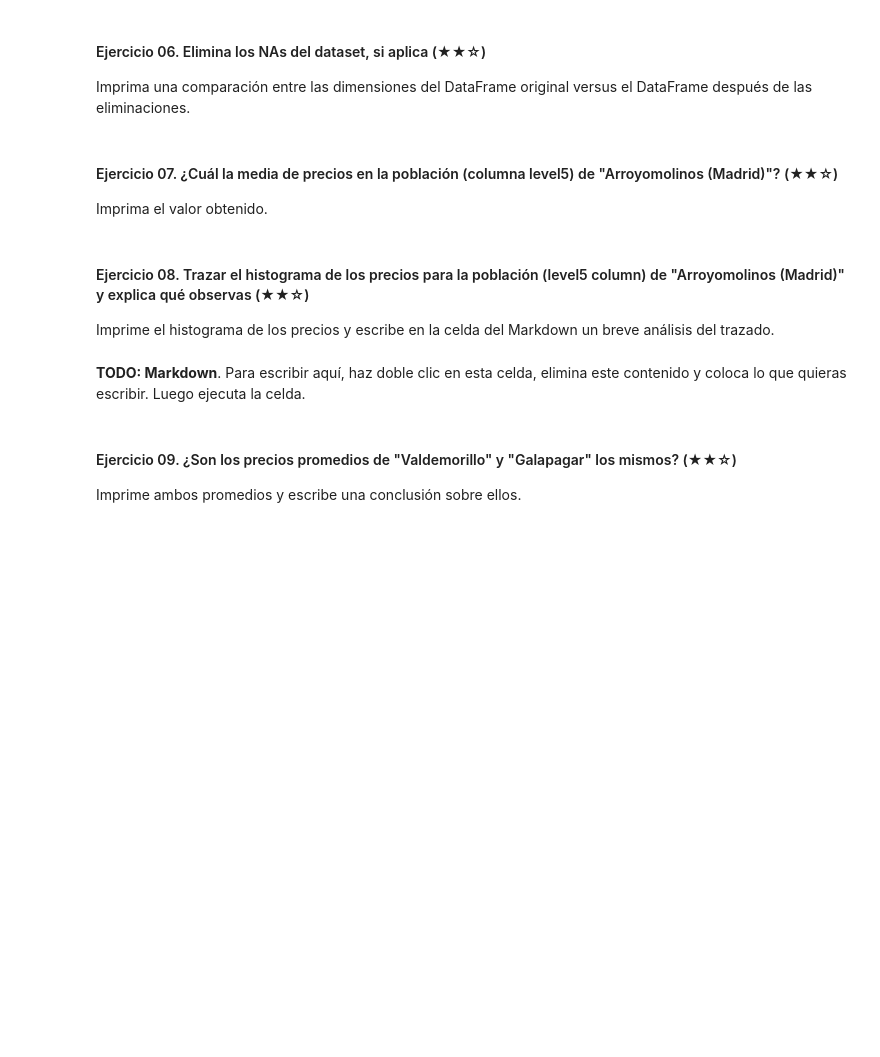
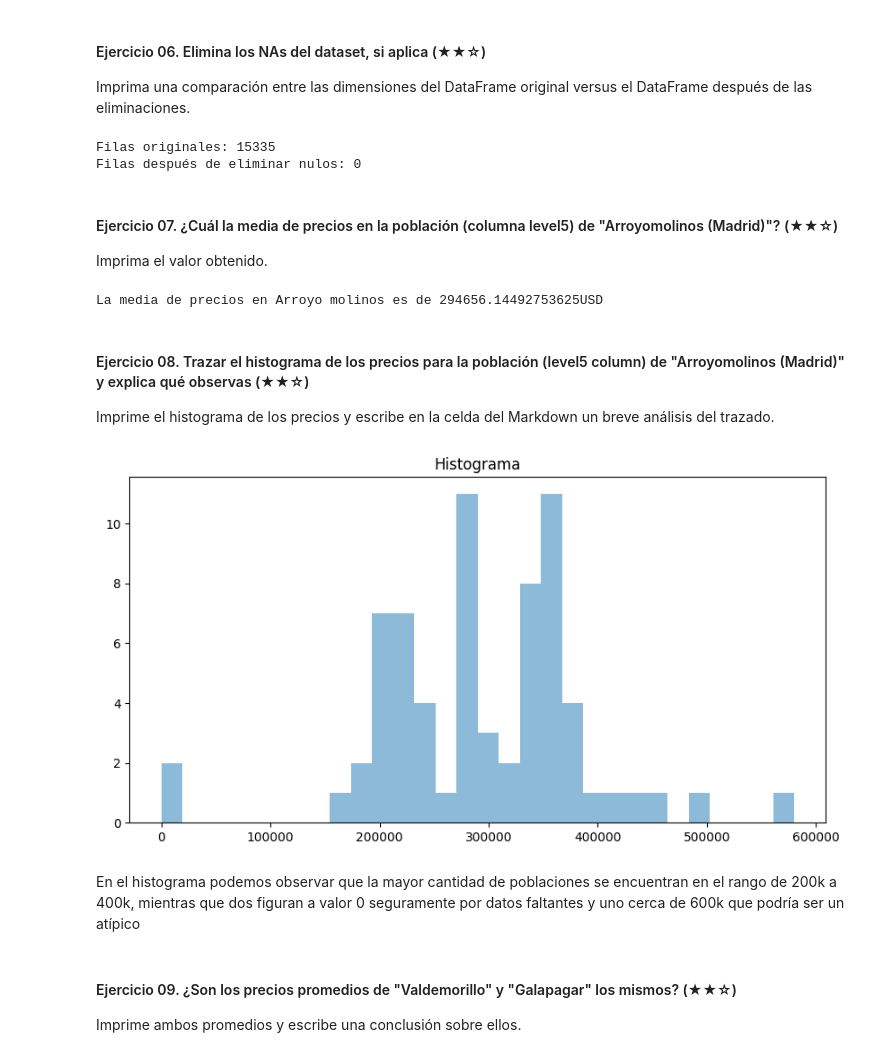
Before and after one commit to 4GeeksAcademy/Wiston_Travieso-realestate-datacleanup-exercise, a Jupyter notebook: project.es.ipynb, the cells around one changed output. Cells and saved outputs as stored; diff of their text form; code cells hidden in the pictures; blank space fills up the shorter version.

```diff
--- a/project.es.ipynb
+++ b/project.es.ipynb
@@ -137,21 +178,43 @@ Imprima un booleano (`True` o `False`) seguido de la fila/columna que contiene e
 
 Imprima una comparación entre las dimensiones del DataFrame original versus el DataFrame después de las eliminaciones.
 # %%
-# TODO
+ds_sin_nulos = ds.dropna(axis=0)
+
+print(f"Filas originales: {len(ds)}")
+print(f"Filas después de eliminar nulos: {len(ds_sin_nulos)}")
+# %% [output]
+Filas originales: 15335
+Filas después de eliminar nulos: 0
 # %% [markdown]
 #### Ejercicio 07. ¿Cuál la media de precios en la población (columna level5) de "Arroyomolinos (Madrid)"? (★★☆)
 
 Imprima el valor obtenido.
 # %%
-# TODO
+ds_Arroyo = ds[ds["address"]=="Arroyomolinos (Madrid)"]
+
+media_de_precios = ds_Arroyo["price"].mean()
+
+print(f"La media de precios en Arroyo molinos es de {media_de_precios}USD ")
+# %% [output]
+La media de precios en Arroyo molinos es de 294656.14492753625USD
 # %% [markdown]
 #### Ejercicio 08. Trazar el histograma de los precios para la población (level5 column) de "Arroyomolinos (Madrid)" y explica qué observas (★★☆)
 
 Imprime el histograma de los precios y escribe en la celda del Markdown un breve análisis del trazado.
 # %%
-# TODO: Code
+import matplotlib.pyplot as plt
+
+# Trazar el histograma de precios
+
+plt.figure(figsize = (10, 5))
+plt.hist(ds_Arroyo["price"], bins = 30, alpha = 0.5)
+
+plt.title("Histograma")
+plt.show()
+# %% [output]
+[figure, added]
 # %% [markdown]
-**TODO: Markdown**. Para escribir aquí, haz doble clic en esta celda, elimina este contenido y coloca lo que quieras escribir. Luego ejecuta la celda.
+En el histograma podemos observar que la mayor cantidad de poblaciones se encuentran en el rango de 200k a 400k, mientras que dos figuran a valor 0 seguramente por datos faltantes y uno cerca de 600k que podría ser un atípico
 # %% [markdown]
 #### Ejercicio 09. ¿Son los precios promedios de "Valdemorillo" y "Galapagar" los mismos? (★★☆)
 
```
Also changed, not shown: parts of 2 cells of this notebook.
